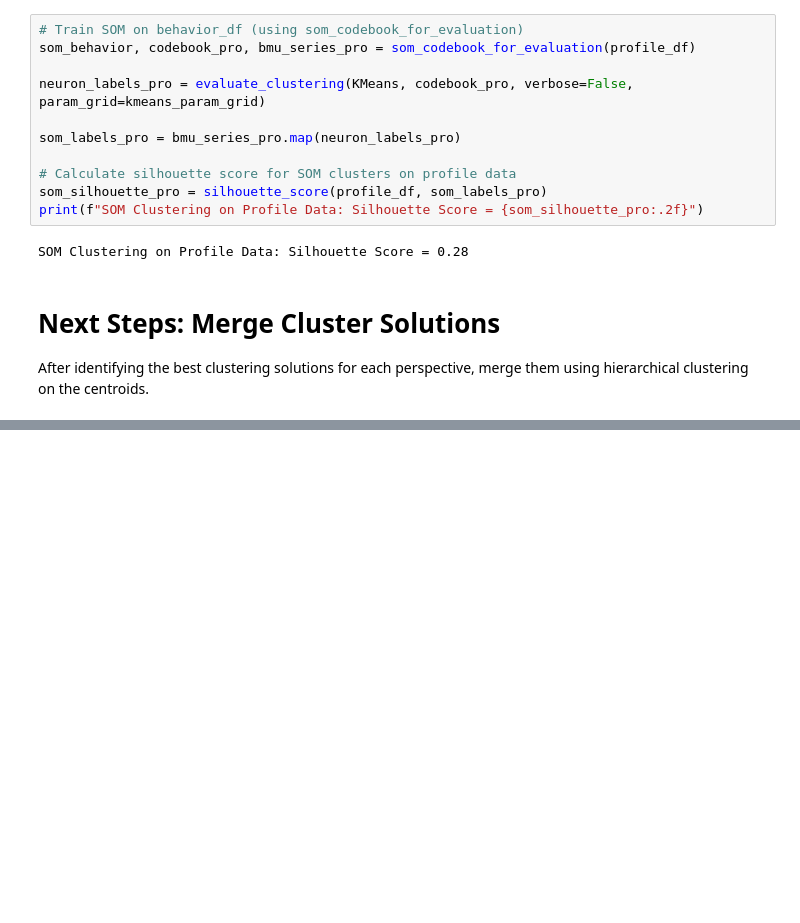
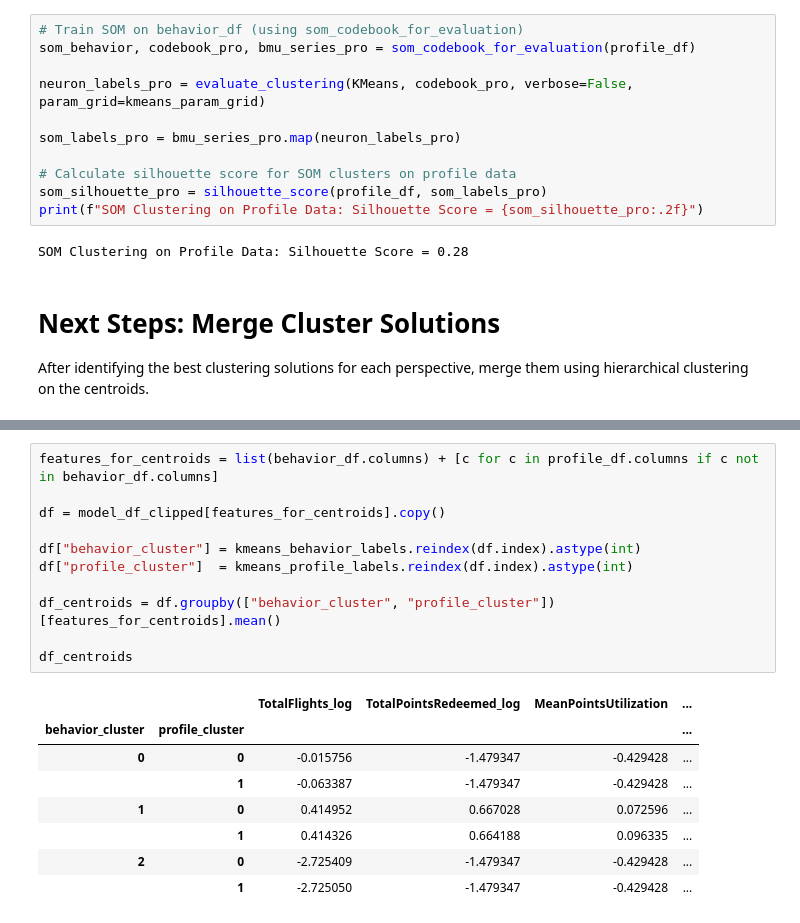
Before and after one commit to lucasdmcax/data_mining, a Jupyter notebook: Group20_EDA_Clustering.ipynb, the cells around one changed output, grey strips where cells are left out. Saved outputs shown, nothing was run; the diff lists cells and outputs as text; blank space fills up the shorter version.

```diff
--- a/Group20_EDA_Clustering.ipynb
+++ b/Group20_EDA_Clustering.ipynb
@@ -712,0 +727,20 @@ After identifying the best clustering solutions for each perspective, merge them
+# %%
+features_for_centroids = list(behavior_df.columns) + [c for c in profile_df.columns if c not in behavior_df.columns]
+
+df = model_df_clipped[features_for_centroids].copy()
+
+df["behavior_cluster"] = kmeans_behavior_labels.reindex(df.index).astype(int)
+df["profile_cluster"]  = kmeans_profile_labels.reindex(df.index).astype(int)
+
+df_centroids = df.groupby(["behavior_cluster", "profile_cluster"])[features_for_centroids].mean()
+
+df_centroids
+# %% [output]
+|  |  | TotalFlights_log | TotalPointsRedeemed_log | MeanPointsUtilization | ... |
+| behavior_cluster | profile_cluster |  |  |  | ... |
+| 0 | 0 | -0.015756 | -1.479347 | -0.429428 | ... |
+|  | 1 | -0.063387 | -1.479347 | -0.429428 | ... |
+| 1 | 0 | 0.414952 | 0.667028 | 0.072596 | ... |
+|  | 1 | 0.414326 | 0.664188 | 0.096335 | ... |
+| 2 | 0 | -2.725409 | -1.479347 | -0.429428 | ... |
+|  | 1 | -2.725050 | -1.479347 | -0.429428 | ... |
```
Also changed, not shown: parts of 3 cells of this notebook.
